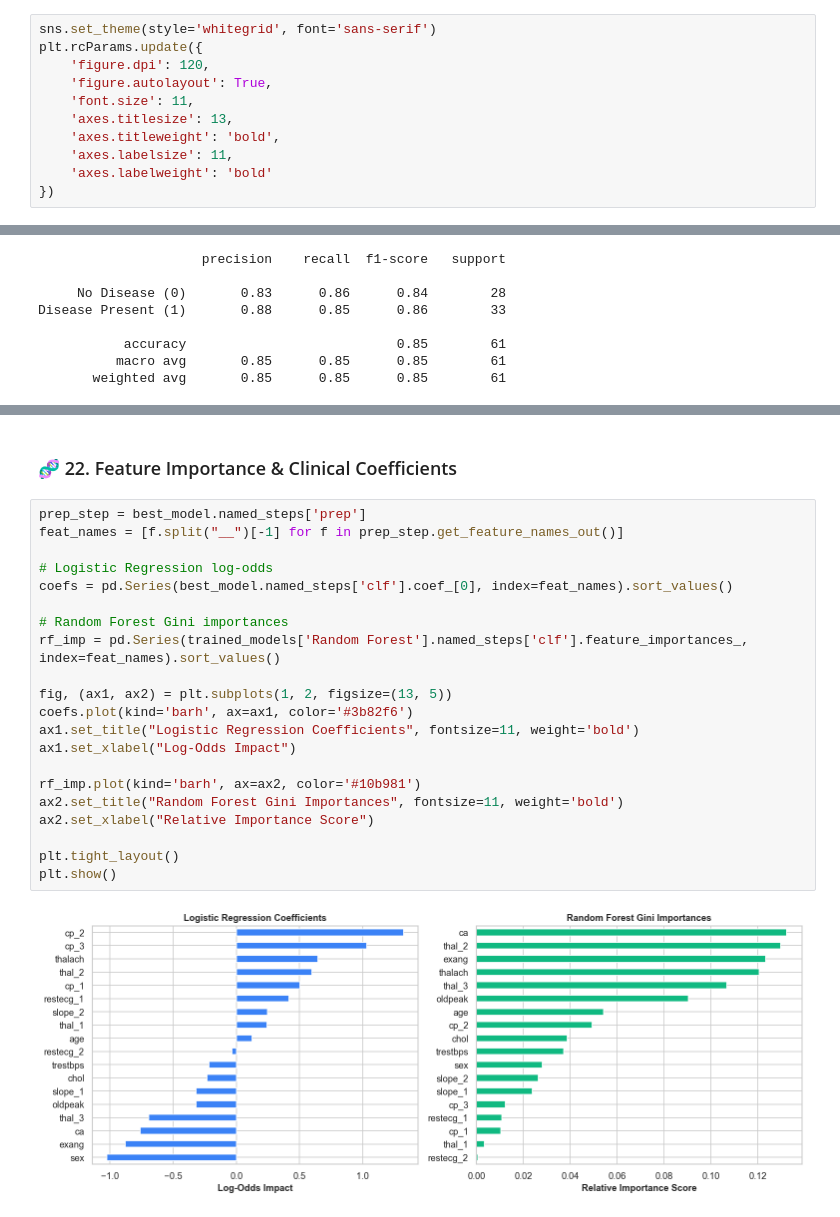
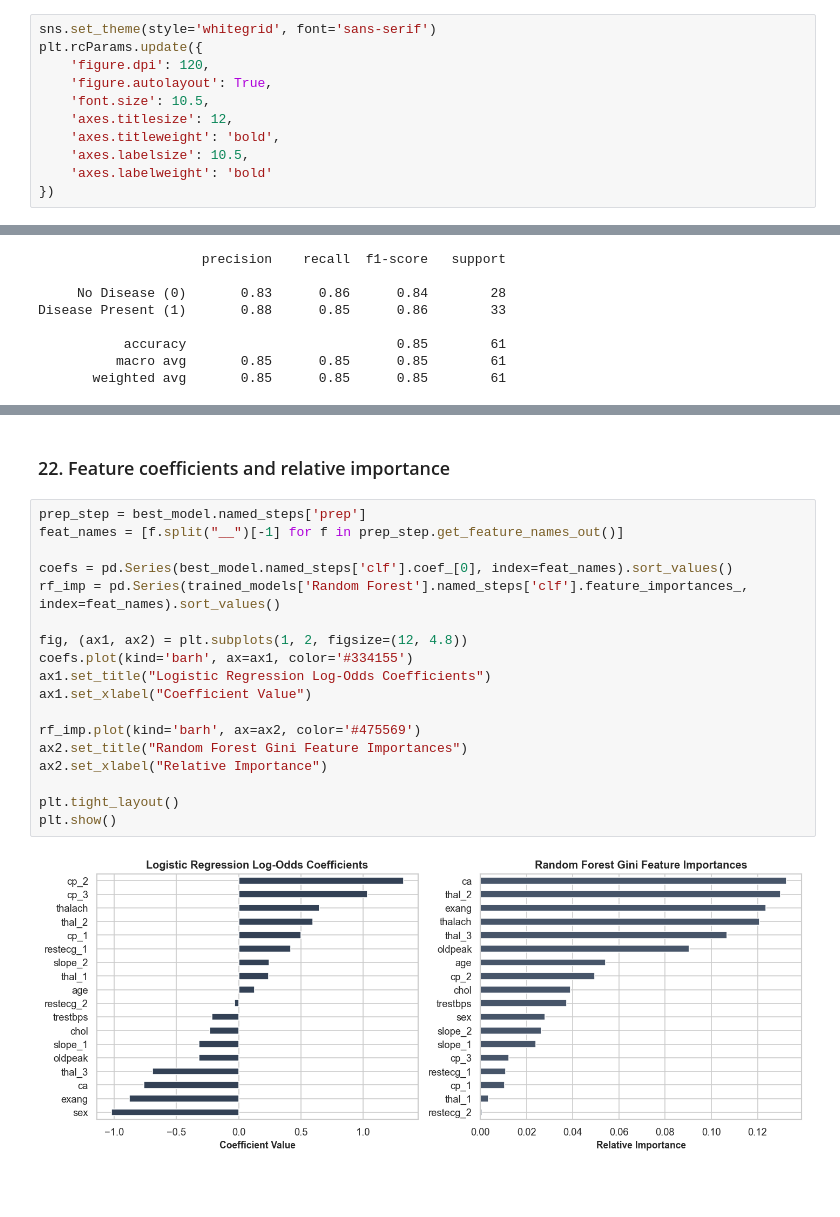
Before and after one commit to shiv123-coder/CardioML, a Jupyter notebook: Heart_Disease_ML_Prediction.ipynb, the cells around one changed output, grey strips where cells are left out. Drawn from its saved outputs; the diff is of its cells as text; blank space fills up the shorter version.

```diff
--- a/Heart_Disease_ML_Prediction.ipynb
+++ b/Heart_Disease_ML_Prediction.ipynb
@@ -40,10 +40,10 @@ sns.set_theme(style='whitegrid', font='sans-serif')
 plt.rcParams.update({
     'figure.dpi': 120,
     'figure.autolayout': True,
-    'font.size': 11,
-    'axes.titlesize': 13,
+    'font.size': 10.5,
+    'axes.titlesize': 12,
     'axes.titleweight': 'bold',
-    'axes.labelsize': 11,
+    'axes.labelsize': 10.5,
     'axes.labelweight': 'bold'
 })
 # %% [markdown]
@@ -364,26 +364,23 @@ plt.show()
 # %% [markdown]
-### 🧬 22. Feature Importance & Clinical Coefficients
+### 22. Feature coefficients and relative importance
 # %%
 prep_step = best_model.named_steps['prep']
 feat_names = [f.split("__")[-1] for f in prep_step.get_feature_names_out()]
 
-# Logistic Regression log-odds
 coefs = pd.Series(best_model.named_steps['clf'].coef_[0], index=feat_names).sort_values()
-
-# Random Forest Gini importances
 rf_imp = pd.Series(trained_models['Random Forest'].named_steps['clf'].feature_importances_, index=feat_names).sort_values()
 
-fig, (ax1, ax2) = plt.subplots(1, 2, figsize=(13, 5))
-coefs.plot(kind='barh', ax=ax1, color='#3b82f6')
-ax1.set_title("Logistic Regression Coefficients", fontsize=11, weight='bold')
-ax1.set_xlabel("Log-Odds Impact")
+fig, (ax1, ax2) = plt.subplots(1, 2, figsize=(12, 4.8))
+coefs.plot(kind='barh', ax=ax1, color='#334155')
+ax1.set_title("Logistic Regression Log-Odds Coefficients")
+ax1.set_xlabel("Coefficient Value")
 
-rf_imp.plot(kind='barh', ax=ax2, color='#10b981')
-ax2.set_title("Random Forest Gini Importances", fontsize=11, weight='bold')
-ax2.set_xlabel("Relative Importance Score")
+rf_imp.plot(kind='barh', ax=ax2, color='#475569')
+ax2.set_title("Random Forest Gini Feature Importances")
+ax2.set_xlabel("Relative Importance")
 
 plt.tight_layout()
 plt.show()
 # %% [output]
-[figure, old version]
+[figure, new version]
 # %% [markdown]
```
Also changed, not shown: parts of 47 cells of this notebook, 3 other files.
